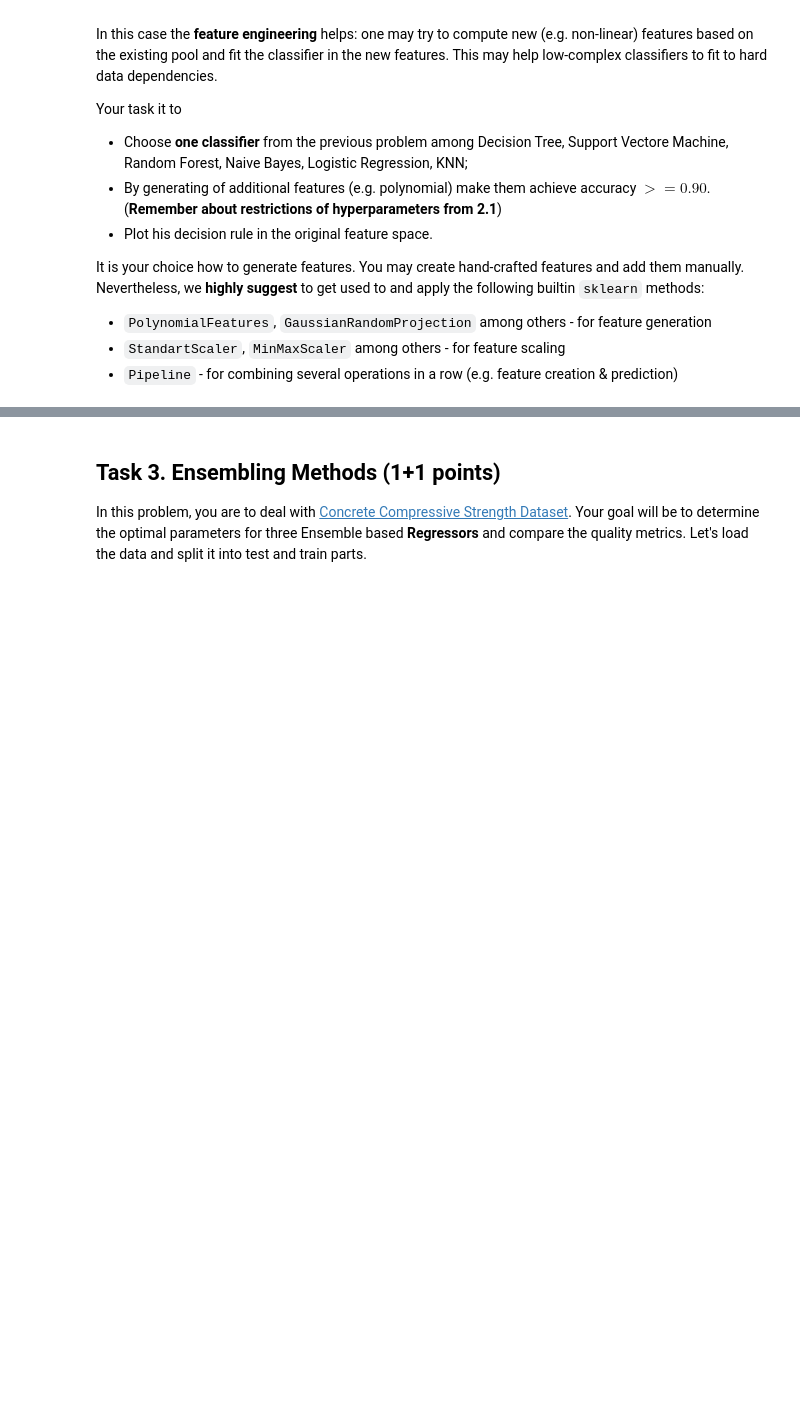
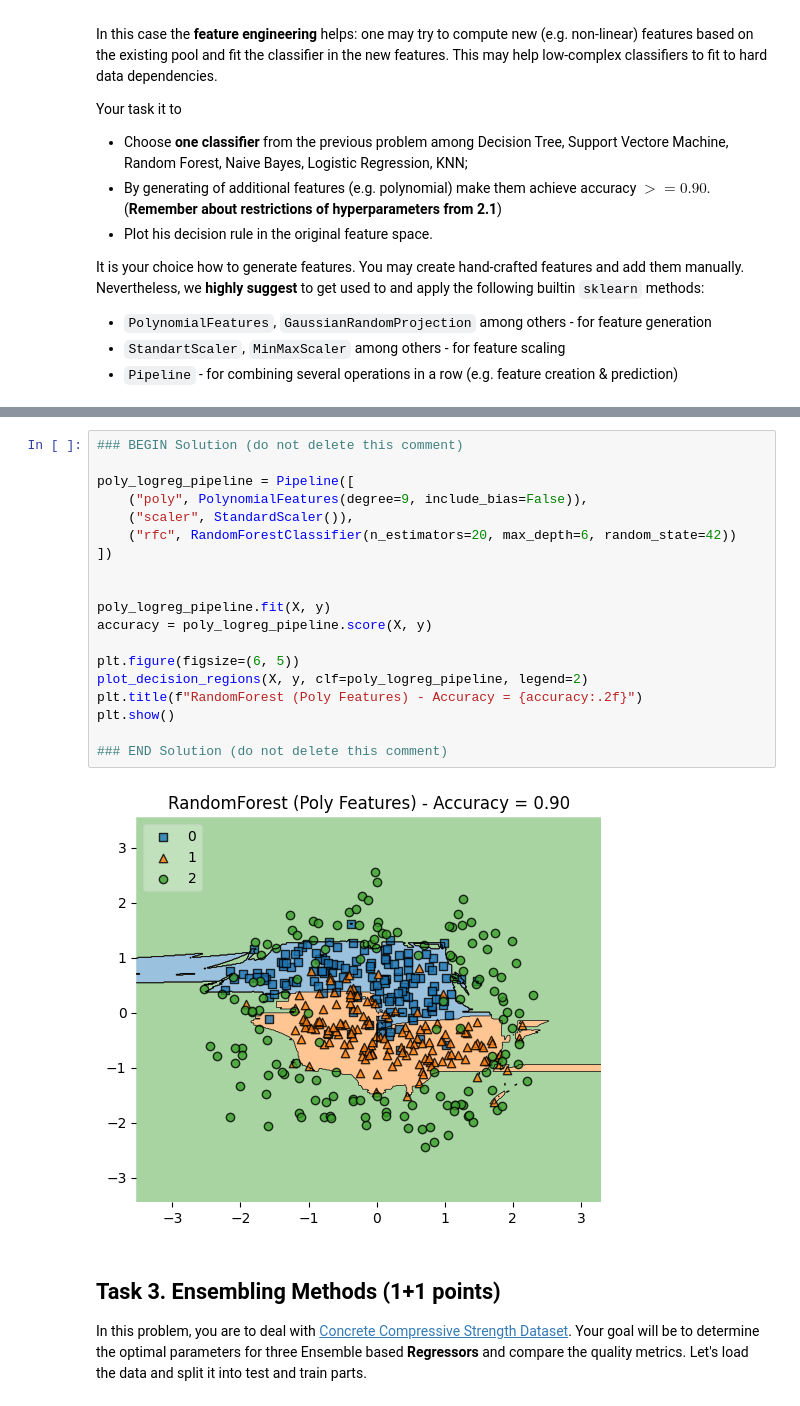
Before and after one commit to br0fire/Skoltech_ML, a Jupyter notebook: HW_1/HW_1.ipynb, the cells around one changed output, grey strips where cells are left out. Cells and saved outputs as stored; diff of their text form; blank space fills up the shorter version.

```diff
--- a/HW_1/HW_1.ipynb
+++ b/HW_1/HW_1.ipynb
@@ -596,3 +622,24 @@ It is your choice how to generate features. You may create hand-crafted features
+# %%
+### BEGIN Solution (do not delete this comment)
+
+poly_logreg_pipeline = Pipeline([
+    ("poly", PolynomialFeatures(degree=9, include_bias=False)),
+    ("scaler", StandardScaler()),
+    ("rfc", RandomForestClassifier(n_estimators=20, max_depth=6, random_state=42))
+])
+
+
+poly_logreg_pipeline.fit(X, y)
+accuracy = poly_logreg_pipeline.score(X, y)
+
+plt.figure(figsize=(6, 5))
+plot_decision_regions(X, y, clf=poly_logreg_pipeline, legend=2)
+plt.title(f"RandomForest (Poly Features) - Accuracy = {accuracy:.2f}")
+plt.show()
+
+### END Solution (do not delete this comment)
+# %% [output]
+[figure, added]
 # %% [markdown]
 ## Task 3. Ensembling Methods (1+1 points)
 In this problem, you are to deal with [Concrete Compressive Strength Dataset](https://www.kaggle.com/elikplim/concrete-compressive-strength-data-set). Your goal will be to determine the optimal parameters for three Ensemble based **Regressors** and compare the quality metrics. Let's load the data and split it into test and train parts.
```
Also changed, not shown: parts of 30 cells of this notebook.
